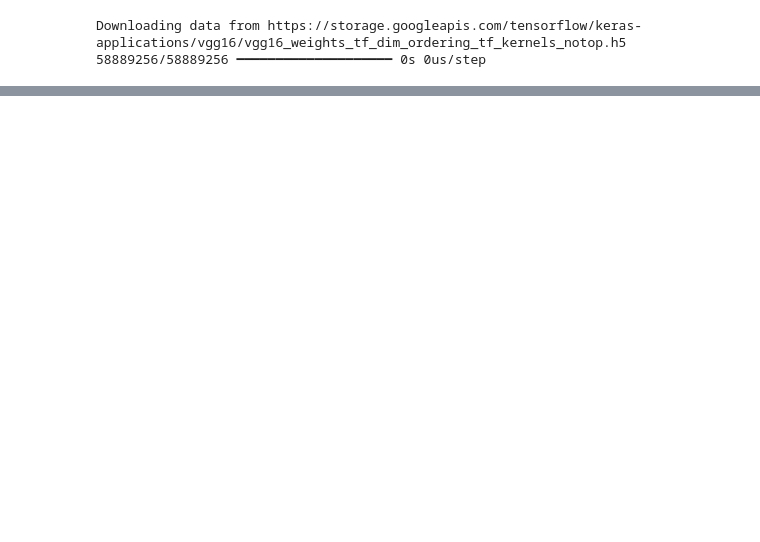
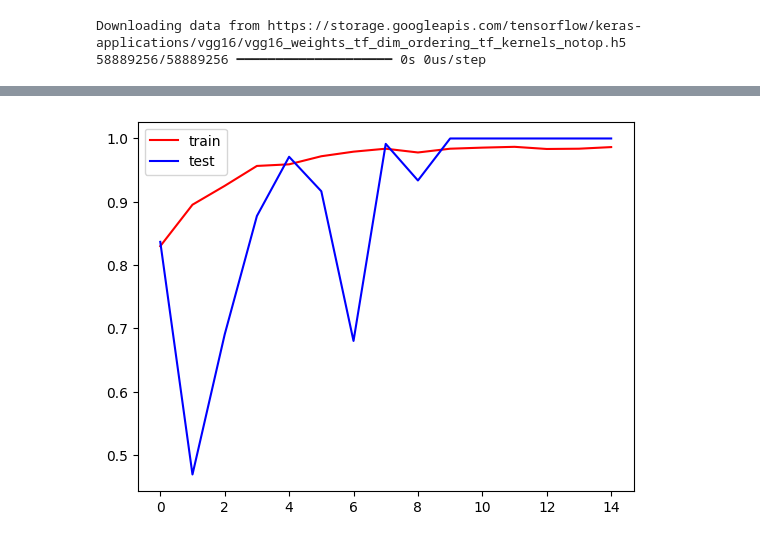
Before and after one commit to codersouro28/TuberculosisClassification, a Jupyter notebook: TuberculosisClassifier.ipynb, the cells around one changed output, grey strips where cells are left out. Drawn from its saved outputs; the diff is of its cells as text; code cells hidden in the pictures; blank space fills up the shorter version.

```diff
--- a/TuberculosisClassifier.ipynb
+++ b/TuberculosisClassifier.ipynb
@@ -242,0 +337,34 @@ weighted avg       1.00      1.00      1.00      1260
+# %%
+from keras.applications import DenseNet121
+
+conv_base = DenseNet121(
+    weights='imagenet',
+    include_top=False,
+    input_shape=(224, 224, 3)
+)
+conv_base.trainable = True
+
+model = Sequential([
+    conv_base,
+    Flatten(),
+    Dense(64, activation='relu'),
+    Dropout(0.5),
+    Dense(32, activation='relu'),
+    Dropout(0.5),
+    Dense(1, activation='sigmoid')
+])
+
+model.compile(
+    loss='binary_crossentropy',
+    optimizer=optimizers.Adam(learning_rate=0.001),
+    metrics=['accuracy']
+)
+
+reduce_lr = ReduceLROnPlateau(monitor='accuracy', factor=0.1, patience=1, min_lr=0.00001, verbose=1)
+
+history = model.fit(
+    image_train, label_train,
+    batch_size=32, epochs=15, verbose=2,
+    callbacks=[reduce_lr],
+    validation_split=0.2
+)
@@ -242,0 +397,9 @@ weighted avg       1.00      1.00      1.00      1260
+# %%
+import matplotlib.pyplot as plt
+
+plt.plot(history.history['accuracy'],color='red',label='train')
+plt.plot(history.history['val_accuracy'],color='blue',label='test')
+plt.legend()
+plt.show()
+# %% [output]
+[figure, added]
```
Also changed, not shown: parts of 46 cells of this notebook.
